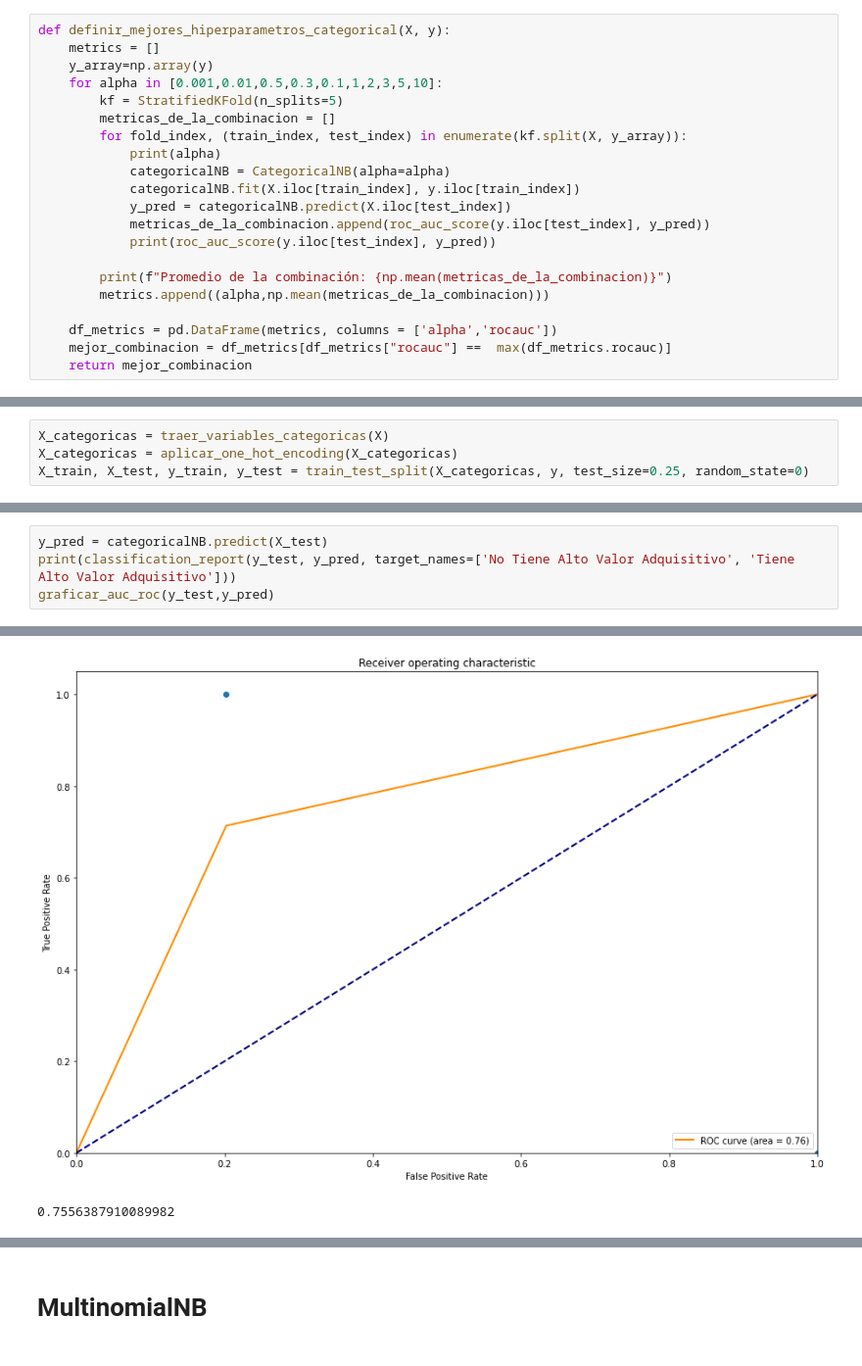
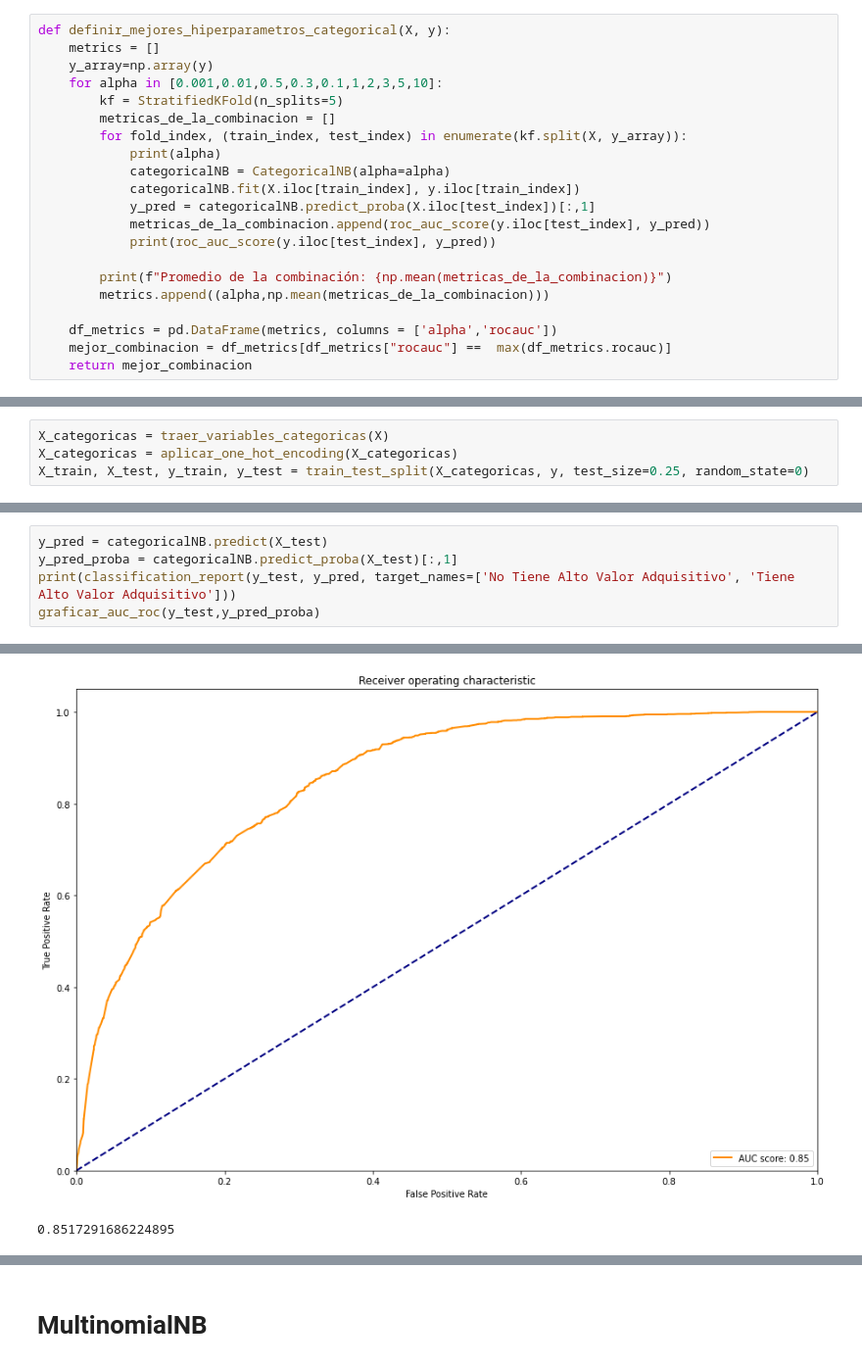
Before and after one commit to MateoCraviotto/Organizacion-de-datos-fiuba-1, a Jupyter notebook: TP2/NaiveBayes.ipynb, the cells around one changed output, grey strips where cells are left out. Shown: that part at 98% size. Saved outputs shown, nothing was run; the diff lists cells and outputs as text.

```diff
--- a/TP2/NaiveBayes.ipynb
+++ b/TP2/NaiveBayes.ipynb
@@ -35,7 +36,7 @@ def definir_mejores_hiperparametros_categorical(X, y):
             print(alpha)
             categoricalNB = CategoricalNB(alpha=alpha)
             categoricalNB.fit(X.iloc[train_index], y.iloc[train_index])
-            y_pred = categoricalNB.predict(X.iloc[test_index])
+            y_pred = categoricalNB.predict_proba(X.iloc[test_index])[:,1]
             metricas_de_la_combinacion.append(roc_auc_score(y.iloc[test_index], y_pred))
             print(roc_auc_score(y.iloc[test_index], y_pred))
 
@@ -101,15 +102,16 @@ CategoricalNB(alpha=0.1)
 # %%
 y_pred = categoricalNB.predict(X_test)
+y_pred_proba = categoricalNB.predict_proba(X_test)[:,1]
 print(classification_report(y_test, y_pred, target_names=['No Tiene Alto Valor Adquisitivo', 'Tiene Alto Valor Adquisitivo']))
-graficar_auc_roc(y_test,y_pred)
+graficar_auc_roc(y_test,y_pred_proba)
 # %% [output]
                                  precision    recall  f1-score   support
 
 No Tiene Alto Valor Adquisitivo       0.90      0.80      0.84      6159
    Tiene Alto Valor Adquisitivo       0.53      0.71      0.61      1982
 
                        accuracy                           0.78      8141
                       macro avg       0.71      0.76      0.73      8141
                    weighted avg       0.81      0.78      0.79      8141
-[figure, old version]
+[figure, new version]
-0.7556387910089982
+0.8517291686224895
```
Also changed, not shown: parts of 24 cells of this notebook, 1 other file.
